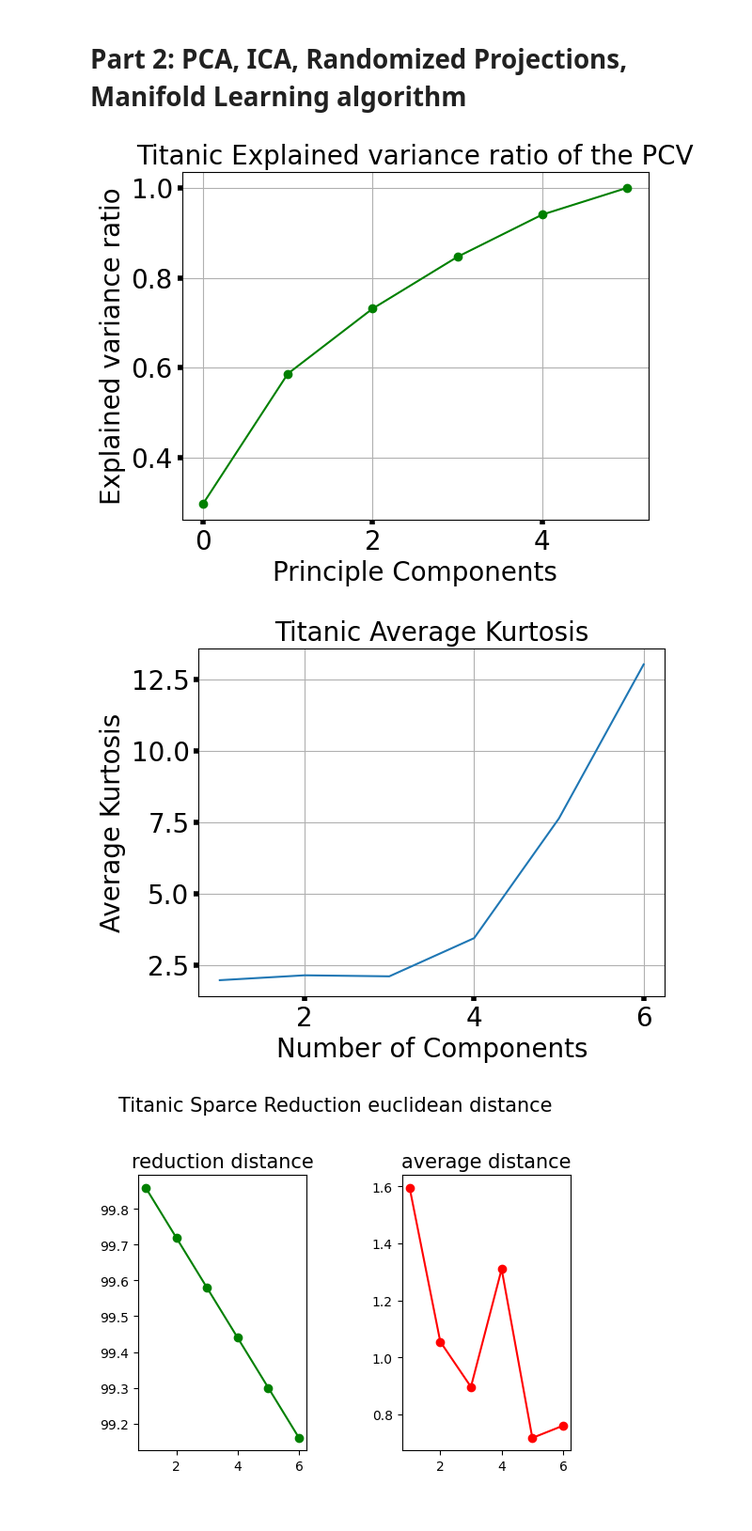
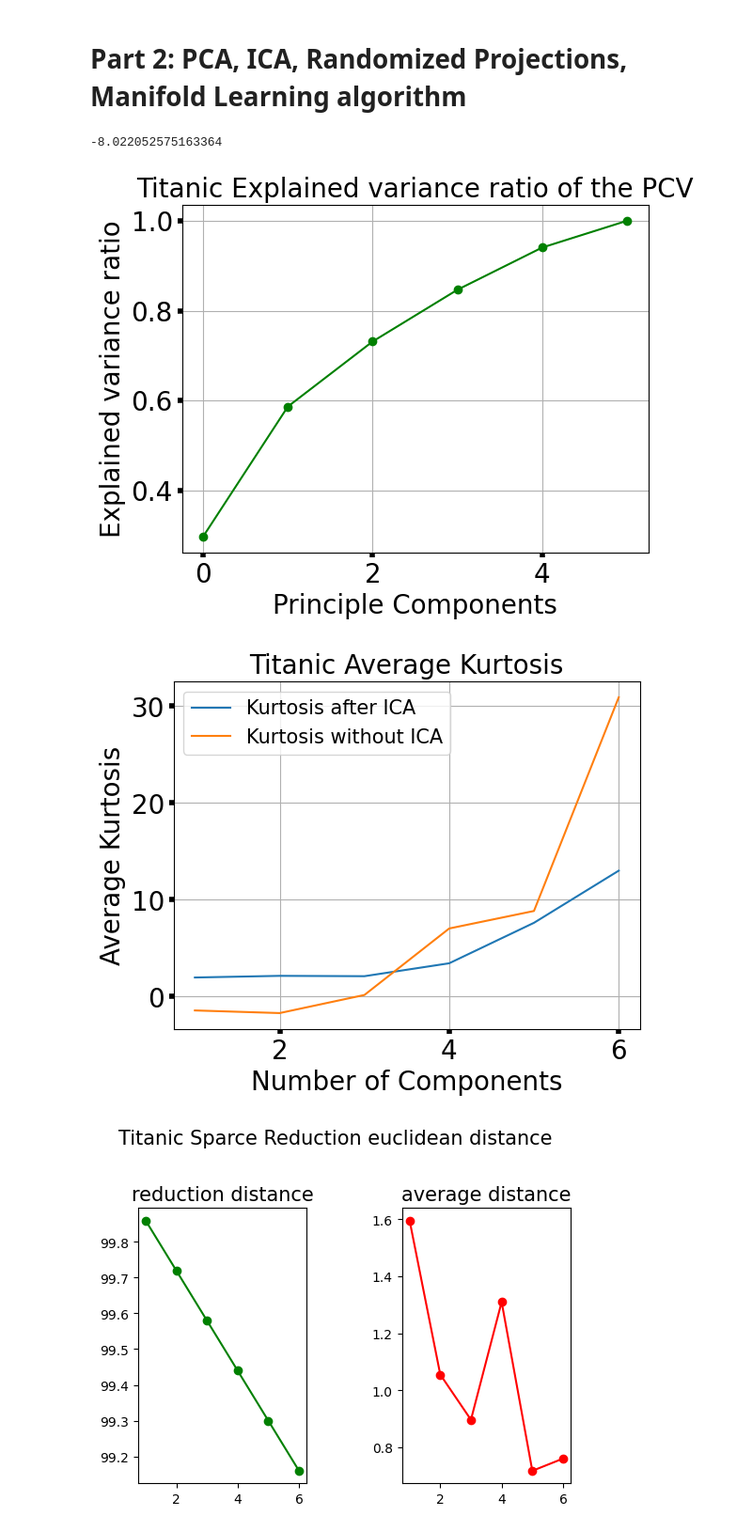
Before and after one commit to mlin3happy/ML-Learning, a Jupyter notebook: Unsupervised_Learning_Titanic.ipynb, the cells around one changed output. Shown at 94% size. Drawn from its saved outputs; the diff is of its cells as text; code cells hidden in the pictures.

```diff
--- a/Unsupervised_Learning_Titanic.ipynb
+++ b/Unsupervised_Learning_Titanic.ipynb
@@ -31,22 +31,25 @@ data=x_train
 # %%
 # https://stackoverflow.com/questions/43784903/scikit-k-means-clustering-performance-measure
 
-
+scaler=StandardScaler()
+X=scaler.fit_transform(data)
+x_dataframe=pd.DataFrame(data=X, columns=df.columns[1:])
 n_clusters=[2,4,6,8,10]
 sse=[]
-score=[]
+kmeans_score=[]
 required_time=[]
 for k in n_clusters:
   starttime=time.time()
-  kmeans=KMeans(n_clusters=k, max_iter=500, n_init=100, random_state=42).fit(data)
+  kmeans=KMeans(n_clusters=k, max_iter=500, n_init=100, random_state=42).fit(x_dataframe)
   sse.append(kmeans.inertia_)
-  score.append(silhouette_score(data, kmeans.labels_))
+  kmeans_score.append(silhouette_score(data, kmeans.labels_))
   required_time.append(time.time()-starttime)
 
 plt.plot(n_clusters, sse, color="green", marker="o")
-plt.xlabel("number of cluster (k)",fontsize=20)
+plt.xlabel("number of cluster (k)", fontsize=20)
 plt.ylabel("sse",fontsize=20)
-plt.title("Titanic finding ideal k using elbow method", fontsize=20)
+plt.title("Titanic finding ideal k using elbow method",fontsize=20)
 plt.tick_params(labelsize=20, width=4)
+
 plt.show()
 # %% [output]
@@ -77,24 +80,24 @@ combined_parameter=list(product(covariance_list,n_clusters))
 score=[]
 for i in combined_parameter:
   gm=GaussianMixture(n_components=i[1], covariance_type=i[0], random_state=42)
-  gm.fit(data)
-  labels=gm.predict(data)
-  score.append(silhouette_score(data, labels))
+  gm.fit(x_dataframe)
+  labels=gm.predict(x_dataframe)
+  score.append(silhouette_score(x_dataframe, labels))
 best_score=max(score)
 best_score_loc=score.index(best_score)
 best_hyperparameter=combined_parameter[best_score_loc]
 print("for gaussian mixture Titanic Dataset, best combined hyperparameter is {}".format(best_hyperparameter))
 
-score=[]
+gmm_score=[]
 required_time=[]
 for k in n_clusters:
   starttime=time.time()
   gauss_M=GaussianMixture(n_components=k, covariance_type='tied', random_state=42)
-  gauss_M.fit(data)
-  score.append(silhouette_score(data, gauss_M.predict(data)))
+  gauss_M.fit(x_dataframe)
+  gmm_score.append(silhouette_score(x_dataframe, gauss_M.predict(x_dataframe)))
   required_time.append(time.time()-starttime)
 
-plt.plot(n_clusters, score, color="green", marker="o")
+plt.plot(n_clusters, gmm_score, color="green", marker="o")
 plt.xlabel("number of cluster (k)",fontsize=20)
 plt.ylabel("Silhoutte Score",fontsize=20)
 plt.title("Titanic GM Silhoutte Score for different clusters",fontsize=20)
@@ -117,6 +120,7 @@ X=scaler.fit_transform(X)
 x_dataframe=pd.DataFrame(data=X, columns=df.columns[1:])
 pca=PCA(random_state=42)
 pca_result=pca.fit(x_dataframe)
+print(pca.score(x_dataframe))
 variance_ratio=pca_result.explained_variance_ratio_
 variance_cumsum=np.cumsum(variance_ratio)
 x_range=list(range(len(variance_ratio)))
@@ -128,26 +132,32 @@ plt.ylabel("Explained variance ratio",fontsize=20)
 plt.tick_params(labelsize=20, width=4)
 plt.show()
 # %% [output]
+-8.022052575163364
 [figure]
 # %%
 # ICA
+x_kurt=x_dataframe.kurt(axis=0)
 component_list=list(np.arange(1,len(x_dataframe.columns)+1))
 kurt_result=[]
 for i in component_list:
   ica=ICA(random_state=42, n_components=i, whiten='arbitrary-variance').fit_transform(X)
+
   ica=pd.DataFrame(ica)
+
   kurtosis=ica.kurt(axis=0)
   kurt_result.append(np.abs(kurtosis).mean())
 plt.figure()
-plt.plot(component_list, kurt_result)
+plt.plot(component_list, kurt_result, label="Kurtosis after ICA")
+plt.plot(component_list, x_kurt, label="Kurtosis without ICA")
 plt.xlabel("Number of Components",fontsize=20)
 plt.ylabel("Average Kurtosis",fontsize=20)
 plt.grid(True)
 plt.title("Titanic Average Kurtosis",fontsize=20)
 plt.tick_params(labelsize=20, width=4)
+plt.legend(fontsize=15)
 plt.show()
 # %% [output]
-[figure, old version]
+[figure, new version]
 # %%
 from collections import defaultdict
 from sklearn.random_projection import GaussianRandomProjection, SparseRandomProjection
```
Also changed, not shown: parts of 8 cells of this notebook.
